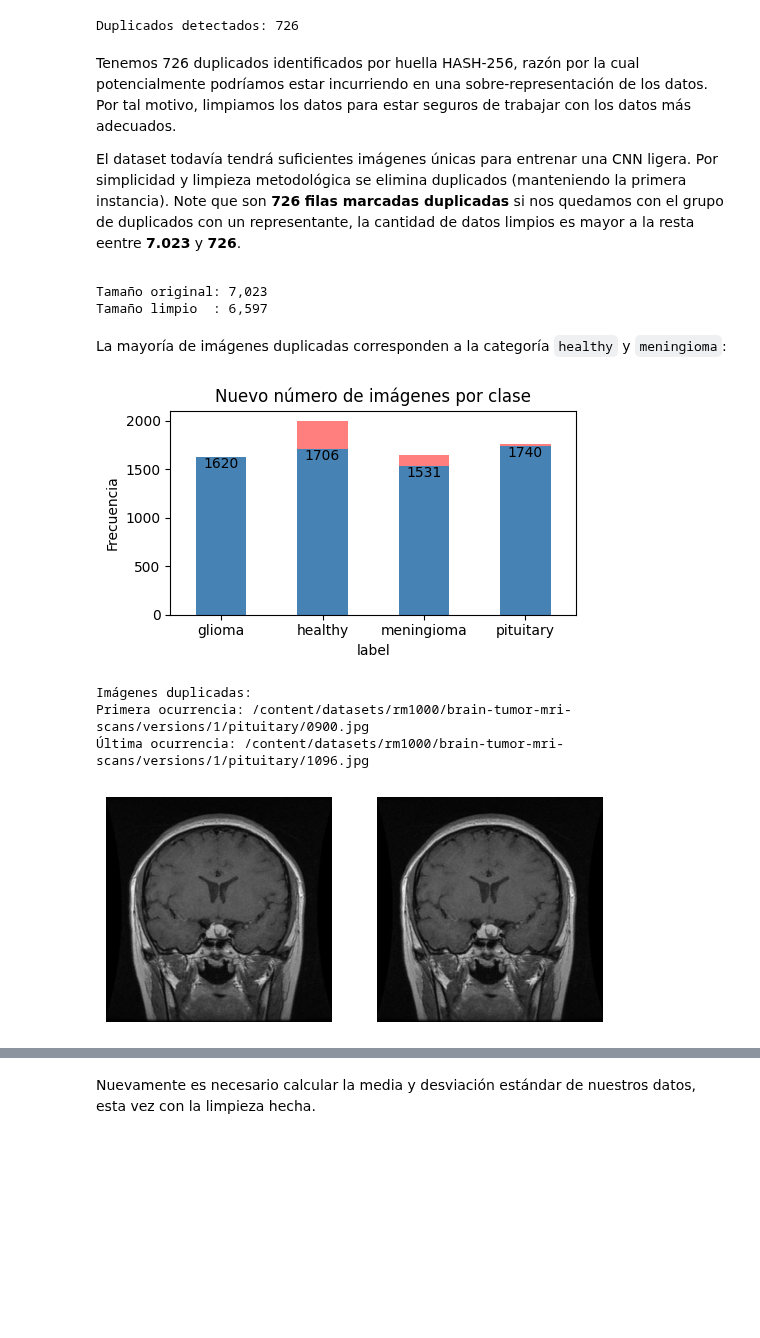
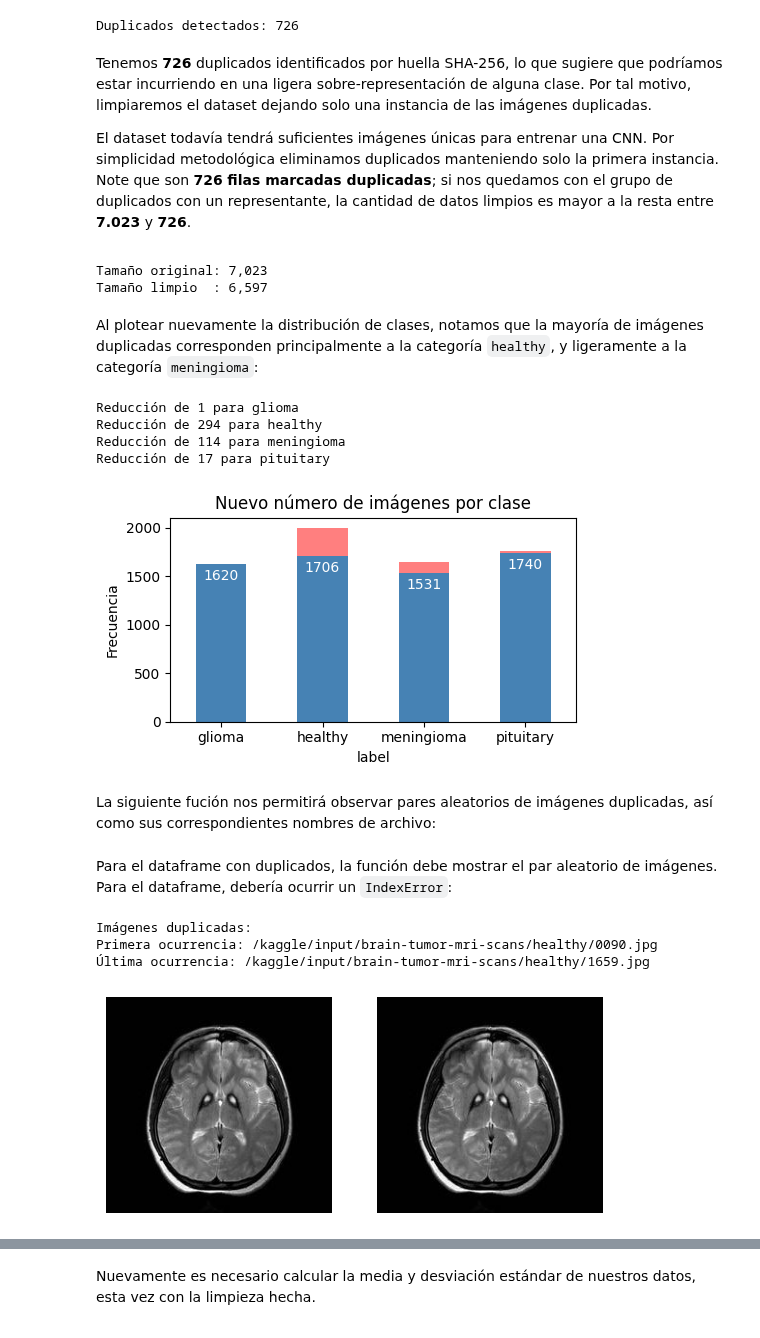
Before and after one commit to Jorbnc/MAIA-DL, a Jupyter notebook: Mini_Proyecto_1_DL.ipynb, the cells around one changed output, grey strips where cells are left out. Cells and saved outputs as stored; diff of their text form; code cells hidden in the pictures; blank space fills up the shorter version.

```diff
--- a/Mini_Proyecto_1_DL.ipynb
+++ b/Mini_Proyecto_1_DL.ipynb
@@ -147,10 +149,11 @@ pandas :  2.2.2
 # %%
 # Definición del random state
-random_state = 13
+RANDOM_STATE = 13
+
 # Definición de semillas
-torch.manual_seed(random_state)
-np.random.seed(random_state)
-random.seed(random_state)
+torch.manual_seed(RANDOM_STATE)
+np.random.seed(RANDOM_STATE)
+random.seed(RANDOM_STATE)
 # %% [markdown]
 ***
 <span style="font-family:Cambria Math">
@@ -218,19 +213,15 @@ Una vez teniendo esta información pre-cargada, hacemos un breve análisis de nu
 # %%
 # Verificación de la distribución de las clases
 counts = df_paths['label'].value_counts().sort_index()
-print("Número de imágenes por clase:\n", counts)
 
 # Gráfica con etiquetas numéricas
-ax = counts.plot(kind='bar', rot=0, figsize=(6,4), color='steelblue')
-ax.set_title('Número de imágenes por clase')
-ax.set_ylabel('Cantidad')
+ax = counts.plot(kind='bar', rot=0, figsize=(5,3), color='steelblue')
+ax.set_title('Número de imágenes por clase'); ax.set_ylabel('Cantidad')
 
 # Añadir la etiqueta de cantidad encima de cada barra
 for p in ax.patches:
     ax.annotate(f'{int(p.get_height())}',
-                (p.get_x() + p.get_width() / 2, p.get_height()),
-                ha='center', va='bottom', fontsize=10)
-
-plt.tight_layout()
-plt.show()
+                (p.get_x() + p.get_width() / 2, p.get_height() - 50),
+                ha='center', va='top', fontsize=10, color='white')
+plt.tight_layout(); plt.show()
 # %% [output]
@@ -254,13 +238,12 @@ Para tener una idea de cómo se visualizan las imágenes dependiendo de la clasi
 # Mosaico de muestras
 fig, axes = plt.subplots(num_labels, 4, figsize=(8, 6))
 for c, label in enumerate(labels):
-    sample_paths = df_paths[df_paths.label == label].sample(4, random_state=random_state)['img_path']
+    sample_paths = df_paths[df_paths.label == label].sample(4, random_state=RANDOM_STATE)['img_path']
     for r, p in enumerate(sample_paths):
-
         axes[c, r].imshow(Image.open(p))
-        axes[c, r].axis('off')
-        if r == 0:
-            axes[c, r].set_title(label)
+        axes[c, r].set_yticklabels([]); axes[c, r].set_xticklabels([]);
+        axes[c, r].set_yticks([]); axes[c, r].set_xticks([]);
+        r == 0 and axes[c, r].set_ylabel(label, fontsize=12)
 plt.tight_layout()
 plt.show()
 # %% [output]
@@ -359,9 +343,9 @@ Duplicados detectados: 726
 # %% [markdown]
 <span style="font-family:Cambria Math">
 
-Tenemos 726 duplicados identificados por huella HASH-256, razón por la cual potencialmente podríamos estar incurriendo en una sobre-representación de los datos. Por tal motivo, limpiamos los datos para estar seguros de trabajar con los datos más adecuados.
+Tenemos **726** duplicados identificados por huella SHA-256, lo que sugiere que podríamos estar incurriendo en una ligera sobre-representación de alguna clase. Por tal motivo, limpiaremos el dataset dejando solo una instancia de las imágenes duplicadas.
 
-El  dataset todavía tendrá suficientes imágenes únicas para entrenar una CNN ligera. Por simplicidad y limpieza metodológica se elimina duplicados (manteniendo la primera instancia). Note que son **726** **filas marcadas duplicadas** si nos quedamos con el grupo de duplicados con un representante, la cantidad de datos limpios es mayor a la resta eentre **7.023** y **726**.
+El  dataset todavía tendrá suficientes imágenes únicas para entrenar una CNN. Por simplicidad metodológica eliminamos duplicados manteniendo solo la primera instancia. Note que son **726** **filas marcadas duplicadas**; si nos quedamos con el grupo de duplicados con un representante, la cantidad de datos limpios es mayor a la resta entre **7.023** y **726**.
 </span>
 # %%
 # Calcula hash de cada fila
@@ -376,11 +360,12 @@ print(f"Tamaño limpio  : {len(df_clean):,}")
 Tamaño original: 7,023
 Tamaño limpio  : 6,597
 # %% [markdown]
-La mayoría de imágenes duplicadas corresponden a la categoría `healthy` y `meningioma`:
+Al plotear nuevamente la distribución de clases, notamos que la mayoría de imágenes duplicadas corresponden principalmente a la categoría `healthy`, y ligeramente a la categoría `meningioma`:
 # %%
 # Verificación de la distribución de las clases
 counts = df_paths['label'].value_counts().sort_index()
 counts_clean = df_clean['label'].value_counts().sort_index()
+[print(f"Reducción de {a - b} para {labels[i]}") for i, (a, b) in enumerate(zip(counts,counts_clean))]
 
 # Gráfica con etiquetas numéricas
 ax = counts.plot(kind='bar', rot=0, figsize=(5,3), color='red', alpha=0.5)
@@ -391,16 +376,20 @@ ax.set_ylabel('Frecuencia')
 # Añadir la etiqueta de cantidad encima de cada barra
 for p in ax.patches[4:]:
     ax.annotate(f'{int(p.get_height())}',
-                (p.get_x() + p.get_width() / 2, p.get_height()),
-                ha='center', va='top', fontsize=10)
-
-plt.tight_layout()
-plt.show()
+                (p.get_x() + p.get_width() / 2, p.get_height() - 50),
+                ha='center', va='top', fontsize=10, color='white')
+plt.tight_layout(); plt.show()
 # %% [output]
+Reducción de 1 para glioma
+Reducción de 294 para healthy
+Reducción de 114 para meningioma
+Reducción de 17 para pituitary
-[figure, old version]
+[figure, new version]
+# %% [markdown]
+La siguiente fución nos permitirá observar pares aleatorios de imágenes duplicadas, así como sus correspondientes nombres de archivo:
 # %%
 # Plotear aleatoriamente la primera y última ocurrencia de una imagen duplicada
-def mostrar_duplicada(df):
+def mostrar_duplicadas(df):
 
     # Filas con más de un hash count
     hash_counts = df['hash'].value_counts()
@@ -418,10 +407,12 @@ def mostrar_duplicada(df):
     ax1.imshow(Image.open(primera)); ax1.axis('off')
     ax2.imshow(Image.open(ultima)); ax2.axis('off')
     plt.show()
+# %% [markdown]
+Para el dataframe con duplicados, la función debe mostrar el par aleatorio de imágenes. Para el dataframe, debería ocurrir un `IndexError`:
 # %%
-mostrar_duplicada(df_paths)
+mostrar_duplicadas(df_paths)
 # %% [output]
 Imágenes duplicadas:
-Primera ocurrencia: /content/datasets/rm1000/brain-tumor-mri-scans/versions/1/pituitary/0900.jpg
-Última ocurrencia: /content/datasets/rm1000/brain-tumor-mri-scans/versions/1/pituitary/1096.jpg
+Primera ocurrencia: /kaggle/input/brain-tumor-mri-scans/healthy/0090.jpg
+Última ocurrencia: /kaggle/input/brain-tumor-mri-scans/healthy/1659.jpg
-[figure, old version]
+[figure, new version]
```
Also changed, not shown: parts of 41 cells of this notebook.
